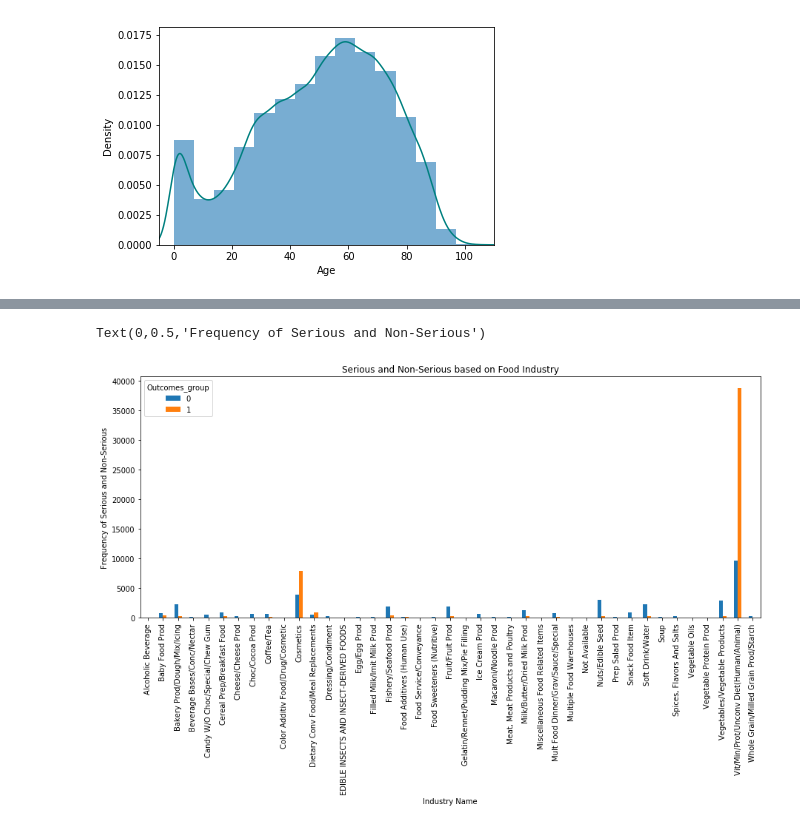
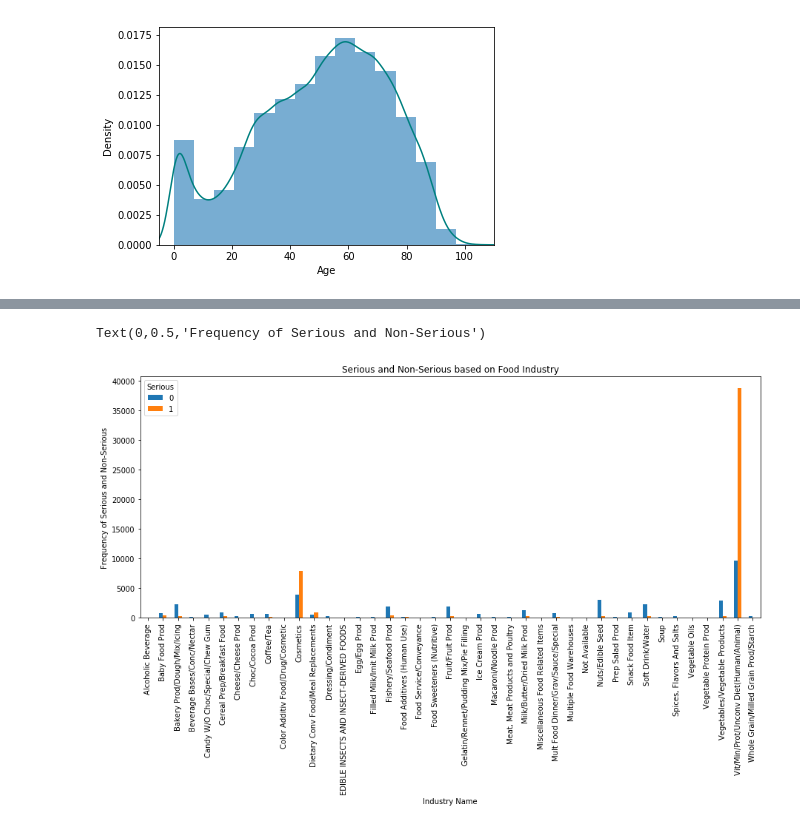
Before and after one commit to Vinuthask/Capstone-Project-1, a Jupyter notebook: Adverse_Food_Effects_Final_Submission.ipynb, the cells around one changed output, grey strips where cells are left out. Drawn from its saved outputs; the diff is of its cells as text; code cells hidden in the pictures.

```diff
--- a/Adverse_Food_Effects_Final_Submission.ipynb
+++ b/Adverse_Food_Effects_Final_Submission.ipynb
@@ -117,0 +287,30 @@ adfood_eff= adfood_eff.drop(adfood_eff[adfood_eff['Age']>110].index)
+# %%
+#List of unique symptoms
+symptoms_list= ['DIARRHOEA','VOMITING','ABDOMINAL','PAIN','DYSGEUSIA','RASH','NAUSEA','GASTROINTESTINAL','GASTRIC','MALAISE'
+                ,'LOOSE STOOLS','BURNING SENSATION','FAECES','GASTROOESOPHAGEAL','GASTROENTERITIS','POTASSIUM'
+                ,'STOMACH','GASTRITIS','CHOKING','BLOOD BILIRUBIN','BLOOD PRESSURE','CHEST','DYSPNEA','LOSS OF CONSCIOUSNESS'
+                ,'HEART RATE','PHARYNGEAL OEDEMA','HYPERTENSION','SYNCOPE','MYOCARDIAL INFARCTION','FALL','DYSPHAGIA','ATRIAL'
+                ,'HYPOTENSION','TACHYCARDIA','PNEUMONIA','ARRHYTHMIA','CARDIAC','COUGH','VOMITING','DIZZINESS','HEADACHE'
+                ,'NAUSEA','WHEEZING','FATIGUE','RETCHING','LETHARGY','MAGRAINE','CANCER','COELIAC DISEASE','HYPERSENSITIVITY'
+                ,'TENDERNESS','ALOPECIA','HAIR','TRICHORRHEXIS','HYPOTRICHOSIS','RASH','URTICARIA','PRURITUS','SWELLING'
+                ,'ERYTHEMA','BODY TEMPERATURE','BLISTER','FLUSHING','SKIN','HOT','SWOLLEN','OEDEMA PERIPHERAL','INFECTION'
+                ,'INFLAMMATION','ALLERGY','HYPERAEMIA','ASTHENIA','FOREIGN BODY','DEHYDRATION','DYSPEPSIA','PARAESTHESIA'
+                ,'PALPITATIONS','HYPERHIDROSIS','CONSTIPATION','THROAT','PHARYNGITIS','DYSPHONIA','SPEECH','ORAL','FLATULENCE'
+                ,'CHILLS','INSOMNIA','SOMNOLENCE','TREMOR','HYPOAESTHESIA','CONVULSION','JAUNDICE','WEIGHT','HAEMATOCHEZIA'
+                ,'PYREXIA','APPETITE','AMINOTRANSFERASE','ABNORMAL','FEAR','PANIC','IRRITABILITY','COLD SWEAT','HEPATIC ENZYME'
+                ,'HAEMORRHAGE','EPISTAXIS','CEREBROVASCULAR','BACK','MYALGIA','ARTHRALGIA','MUSCULAR','FOOD POISONING','VISION'
+                ,'EYE','VISUAL','DEATH','AGGRAVATED','CHROMATURIA','URINE','URINARY','CONFUSIONAL','BLOOD GLUCOSE'
+                ,'HOSPITALISATION','ANAPHYLACTIC','BLOOD','EMOTIONAL','DEPRESSION','INFLUENZA','NERVOUSNESS','GAIT','LIVER'
+                ,'HEPATITIS','DISCOMFORT','BALANCE','RENAL','NEPHROLITHIASIS','KIDNEY','RHABDOMYOLYSIS','TOOTH','LACERATION'
+                ,'INJURY','ASTHMA','BREATH','WHEEZING','PHYSICAL','MEMORY','AMNESIA','THROMBOSIS','ACTIVITIES OF DAILY LIVING'
+                ,'PANCREATITIS','SALMONELLA','ABASIA']
+# %%
+#String checker to create dummy variables
+def stringChecker(stringList, word):
+    truth_list = [string in word for string in stringList]
+    return max(pd.Series(truth_list))
+adfood_eff['symptoms_list']= adfood_eff['Symptoms'].apply(lambda x: stringChecker(symptoms_list, x))
+adfood_eff['Other']= [False if symps==True else True for symps in adfood_eff['symptoms_list']]
+# %%
+#Dropping the unnecessary columns
+adfood_eff= adfood_eff.drop(['symptoms_list'], axis=1)
@@ -135,3 +364,0 @@ The median of "Age" is 53.00
-# %%
-#Imputing the age values
-adfood_eff["Age"].fillna(adfood_eff["Age"].median(skipna=True), inplace=True)
@@ -140,12 +377,12 @@ adfood_eff["Age"].fillna(adfood_eff["Age"].median(skipna=True), inplace=True)
 # %%
 #Visualization of serious and non-serious based on industry
 %matplotlib inline
 import matplotlib as mpl
 mpl.rcParams['figure.figsize'] = (15,6)
-pd.crosstab(adfood_eff['Industry Name'],adfood_eff['Outcomes_group']).plot(kind='bar')
+pd.crosstab(adfood_eff['Industry Name'],adfood_eff['Serious']).plot(kind='bar')
 plt.title('Serious and Non-Serious based on Food Industry')
 plt.xlabel('Industry Name')
 plt.ylabel('Frequency of Serious and Non-Serious')
 # %% [output]
 Text(0,0.5,'Frequency of Serious and Non-Serious')
-[figure, old version]
+[figure, new version]
```
Also changed, not shown: parts of 48 cells of this notebook.
